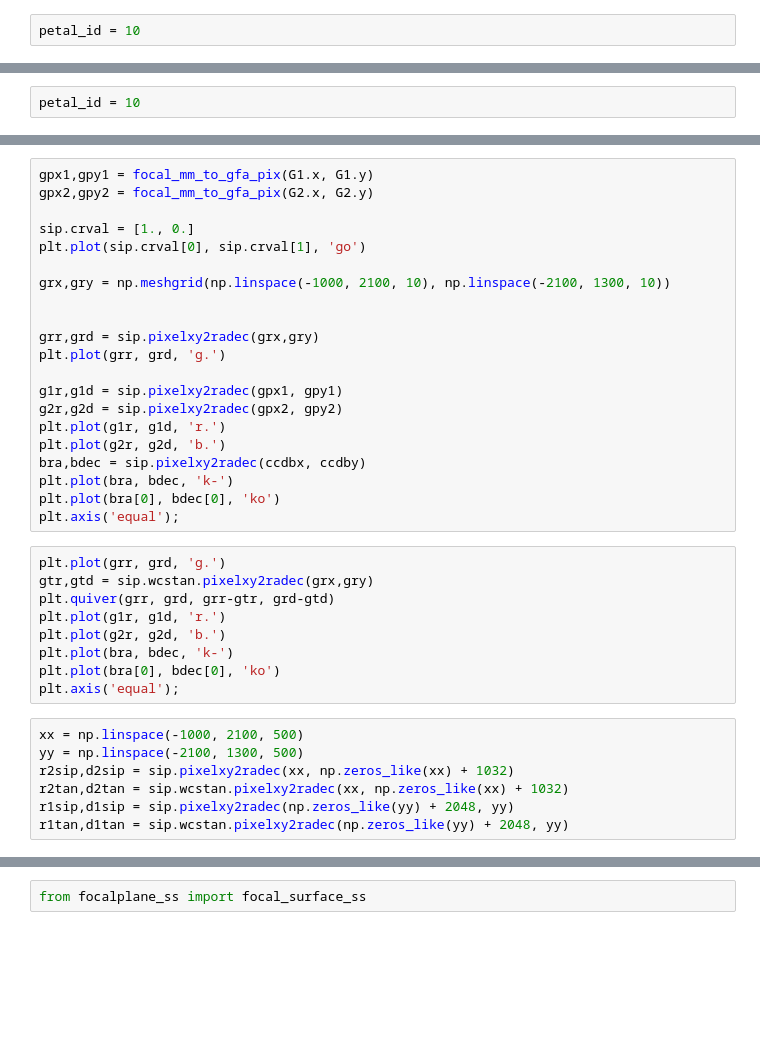
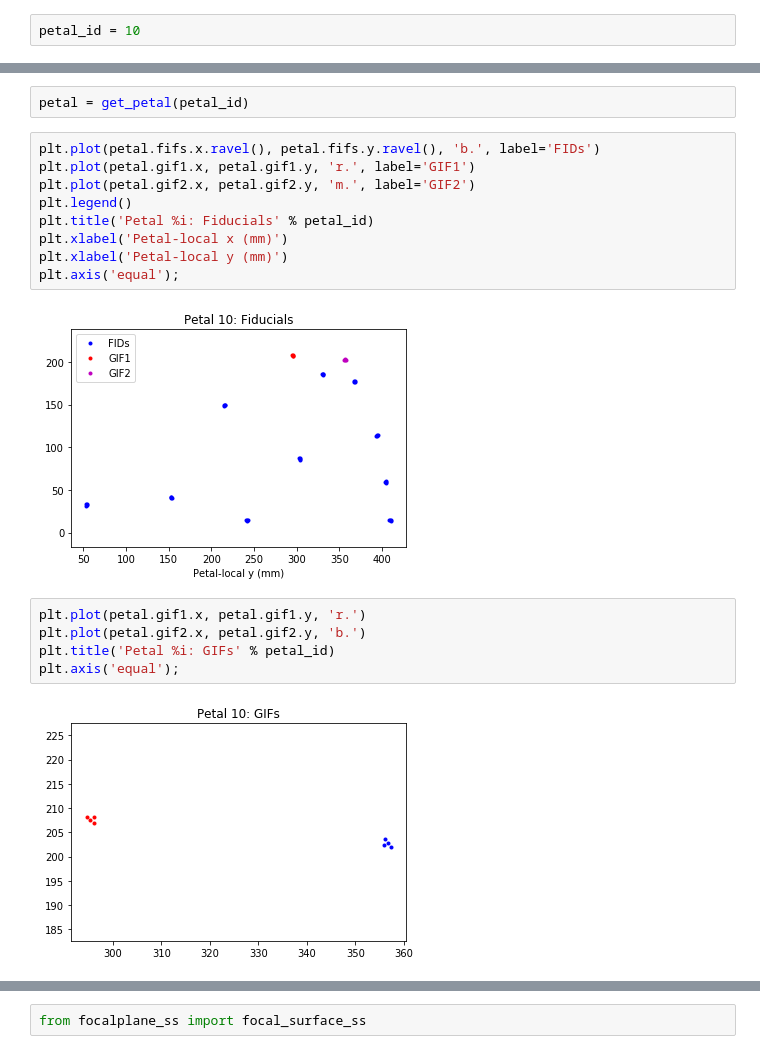
Before and after one commit to dstndstn/desi-commish, a Jupyter notebook: gif-fif.ipynb, the cells around one changed output, grey strips where cells are left out. Drawn from its saved outputs; the diff is of its cells as text; blank space fills up the shorter version.

```diff
--- a/gif-fif.ipynb
+++ b/gif-fif.ipynb
@@ -21,2 +19,0 @@ NameError: name 'os' is not defined
-# %%
-petal_id = 10
@@ -251,37 +20,20 @@ CRVAL = sip.crval
-# %%
-gpx1,gpy1 = focal_mm_to_gfa_pix(G1.x, G1.y)
-gpx2,gpy2 = focal_mm_to_gfa_pix(G2.x, G2.y)
-
-sip.crval = [1., 0.]
-plt.plot(sip.crval[0], sip.crval[1], 'go')
-
-grx,gry = np.meshgrid(np.linspace(-1000, 2100, 10), np.linspace(-2100, 1300, 10))
-
-
-grr,grd = sip.pixelxy2radec(grx,gry)
-plt.plot(grr, grd, 'g.')
-
-g1r,g1d = sip.pixelxy2radec(gpx1, gpy1)
-g2r,g2d = sip.pixelxy2radec(gpx2, gpy2)
-plt.plot(g1r, g1d, 'r.')
-plt.plot(g2r, g2d, 'b.')
-bra,bdec = sip.pixelxy2radec(ccdbx, ccdby)
-plt.plot(bra, bdec, 'k-')
-plt.plot(bra[0], bdec[0], 'ko')
-plt.axis('equal');
-# %%
-plt.plot(grr, grd, 'g.')
-gtr,gtd = sip.wcstan.pixelxy2radec(grx,gry)
-plt.quiver(grr, grd, grr-gtr, grd-gtd)
-plt.plot(g1r, g1d, 'r.')
-plt.plot(g2r, g2d, 'b.')
-plt.plot(bra, bdec, 'k-')
-plt.plot(bra[0], bdec[0], 'ko')
-plt.axis('equal');
-# %%
-xx = np.linspace(-1000, 2100, 500)
-yy = np.linspace(-2100, 1300, 500)
-r2sip,d2sip = sip.pixelxy2radec(xx, np.zeros_like(xx) + 1032)
-r2tan,d2tan = sip.wcstan.pixelxy2radec(xx, np.zeros_like(xx) + 1032)
-r1sip,d1sip = sip.pixelxy2radec(np.zeros_like(yy) + 2048, yy)
-r1tan,d1tan = sip.wcstan.pixelxy2radec(np.zeros_like(yy) + 2048, yy)
+# %%
+petal = get_petal(petal_id)
+# %%
+plt.plot(petal.fifs.x.ravel(), petal.fifs.y.ravel(), 'b.', label='FIDs')
+plt.plot(petal.gif1.x, petal.gif1.y, 'r.', label='GIF1')
+plt.plot(petal.gif2.x, petal.gif2.y, 'm.', label='GIF2')
+plt.legend()
+plt.title('Petal %i: Fiducials' % petal_id)
+plt.xlabel('Petal-local x (mm)')
+plt.xlabel('Petal-local y (mm)')
+plt.axis('equal');
+# %% [output]
+[figure, added]
+# %%
+plt.plot(petal.gif1.x, petal.gif1.y, 'r.')
+plt.plot(petal.gif2.x, petal.gif2.y, 'b.')
+plt.title('Petal %i: GIFs' % petal_id)
+plt.axis('equal');
+# %% [output]
+[figure, added]
```
Also changed, not shown: parts of 59 cells of this notebook, 2 other files.
